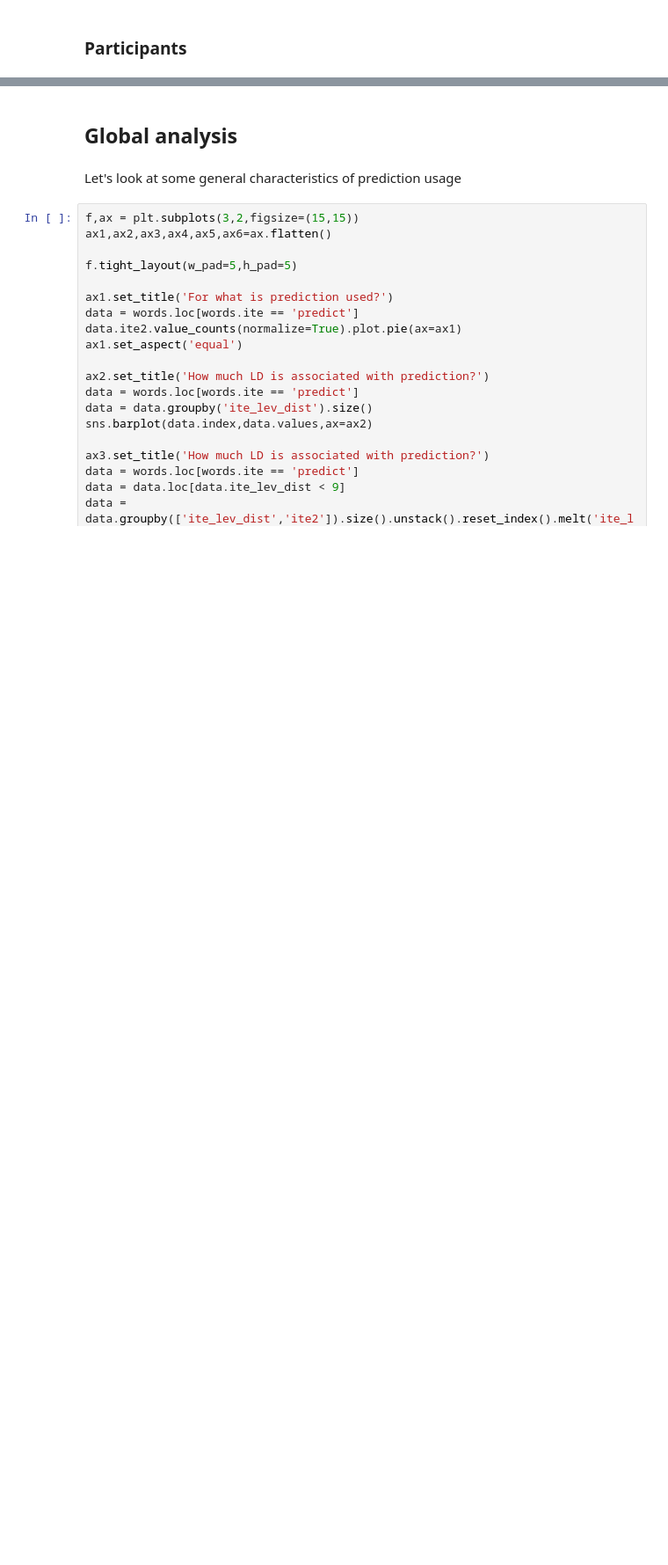
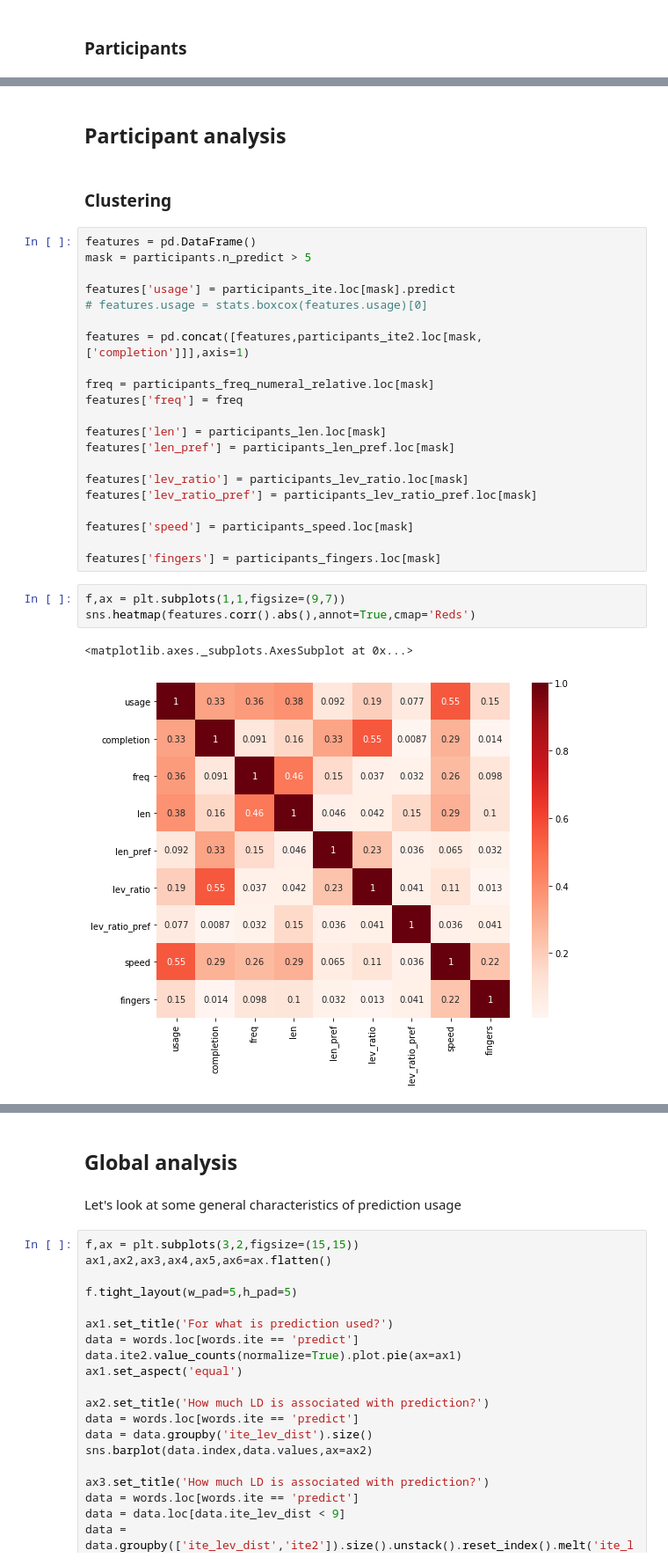
Before and after one commit to cashaddy/typing_automation, a Jupyter notebook: sandbox.ipynb, the cells around one changed output, grey strips where cells are left out. Shown at 88% size. Saved outputs shown, nothing was run; the diff lists cells and outputs as text; blank space fills up the shorter version.

Commit message:
Update notebook: umap, clustering

```diff
--- a/sandbox.ipynb
+++ b/sandbox.ipynb
@@ -261,0 +307,31 @@ participants_speed = log.loc[mask].groupby('participant_id').iki.mean()
+# %% [markdown]
+## Participant analysis
+# %% [markdown]
+### Clustering
+# %%
+features = pd.DataFrame()
+mask = participants.n_predict > 5
+
+features['usage'] = participants_ite.loc[mask].predict
+# features.usage = stats.boxcox(features.usage)[0]
+
+features = pd.concat([features,participants_ite2.loc[mask,['completion']]],axis=1)
+
+freq = participants_freq_numeral_relative.loc[mask]
+features['freq'] = freq
+
+features['len'] = participants_len.loc[mask]
+features['len_pref'] = participants_len_pref.loc[mask]
+
+features['lev_ratio'] = participants_lev_ratio.loc[mask]
+features['lev_ratio_pref'] = participants_lev_ratio_pref.loc[mask]
+
+features['speed'] = participants_speed.loc[mask]
+
+features['fingers'] = participants_fingers.loc[mask]
+# %%
+f,ax = plt.subplots(1,1,figsize=(9,7))
+sns.heatmap(features.corr().abs(),annot=True,cmap='Reds')
+# %% [output]
+<matplotlib.axes._subplots.AxesSubplot at 0x...>
+[figure, added]
```
Also changed, not shown: parts of 83 cells of this notebook.
